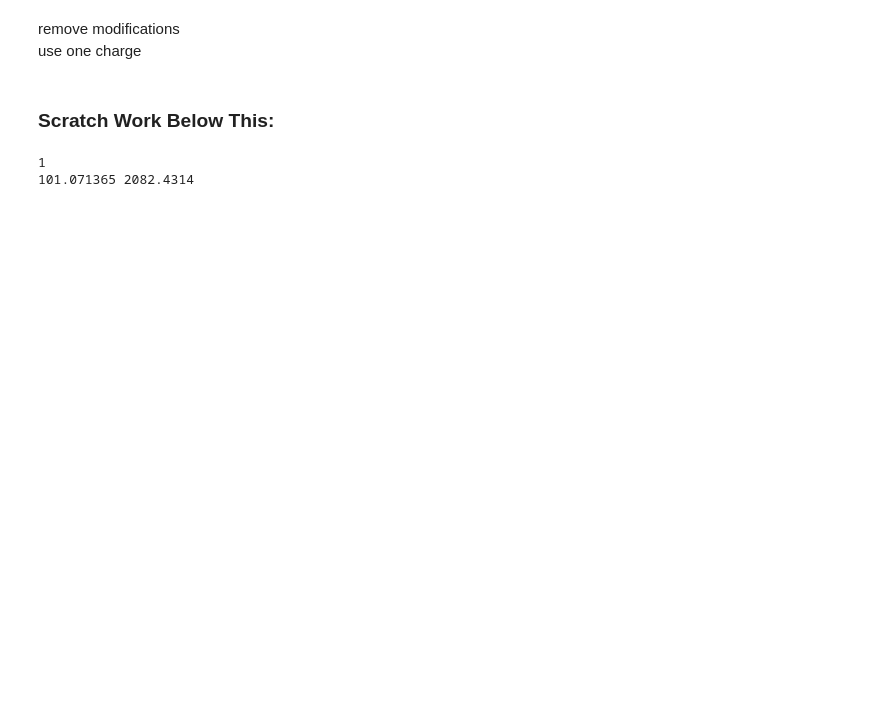
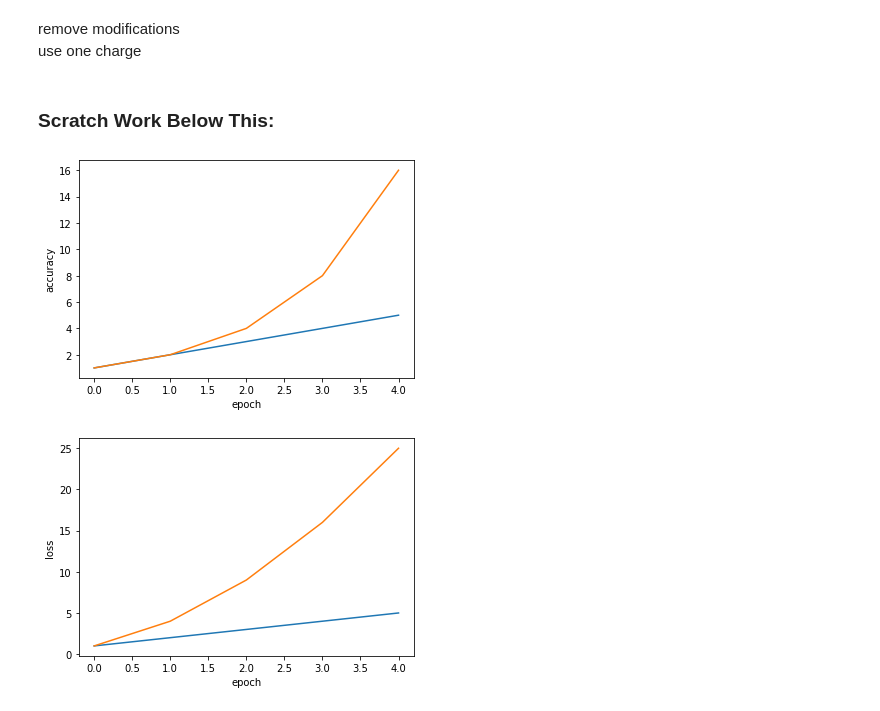
Before and after one commit to pcdslab/SpeCollate, a Jupyter notebook: DeepSNAP-Hard-Triplet-v3.0-LSTM.ipynb, the cells around one changed output. Drawn from its saved outputs; the diff is of its cells as text; code cells hidden in the pictures; blank space fills up the shorter version.

```diff
--- a/DeepSNAP-Hard-Triplet-v3.0-LSTM.ipynb
+++ b/DeepSNAP-Hard-Triplet-v3.0-LSTM.ipynb
@@ -1318,11 +1559,27 @@ rows = []
 [rows.extend([i]*x) for i,x in enumerate(count)]
 cols = range(0, 15)
 print(rows)
-# %%
-test = "101.071365 2082.4314"
-sp = test.split(' \t=')
-print(len(sp))
-print(sp[0])
-# %% [output]
-1
-101.071365 2082.4314
+# %%
+train_accuracy = [1, 2, 3, 4, 5]
+test_accuracy = [1, 2, 4, 8, 16]
+train_loss = [1, 2, 3, 4, 5]
+test_loss = [1, 4, 9, 16, 25]
+
+plt.figure()
+plt.plot(train_accuracy)
+plt.plot(test_accuracy)
+plt.xlabel("epoch")
+plt.ylabel("accuracy")
+plt.savefig("accuracy.png", dpi=600)
+plt.show()
+
+plt.figure()
+plt.plot(train_loss)
+plt.plot(test_loss)
+plt.xlabel("epoch")
+plt.ylabel("loss")
+plt.savefig("loss.png", dpi=600)
+plt.show()
+# %% [output]
+[figure, added]
+[figure, added]
```
Also changed, not shown: parts of 4 cells of this notebook, 1 other file.
